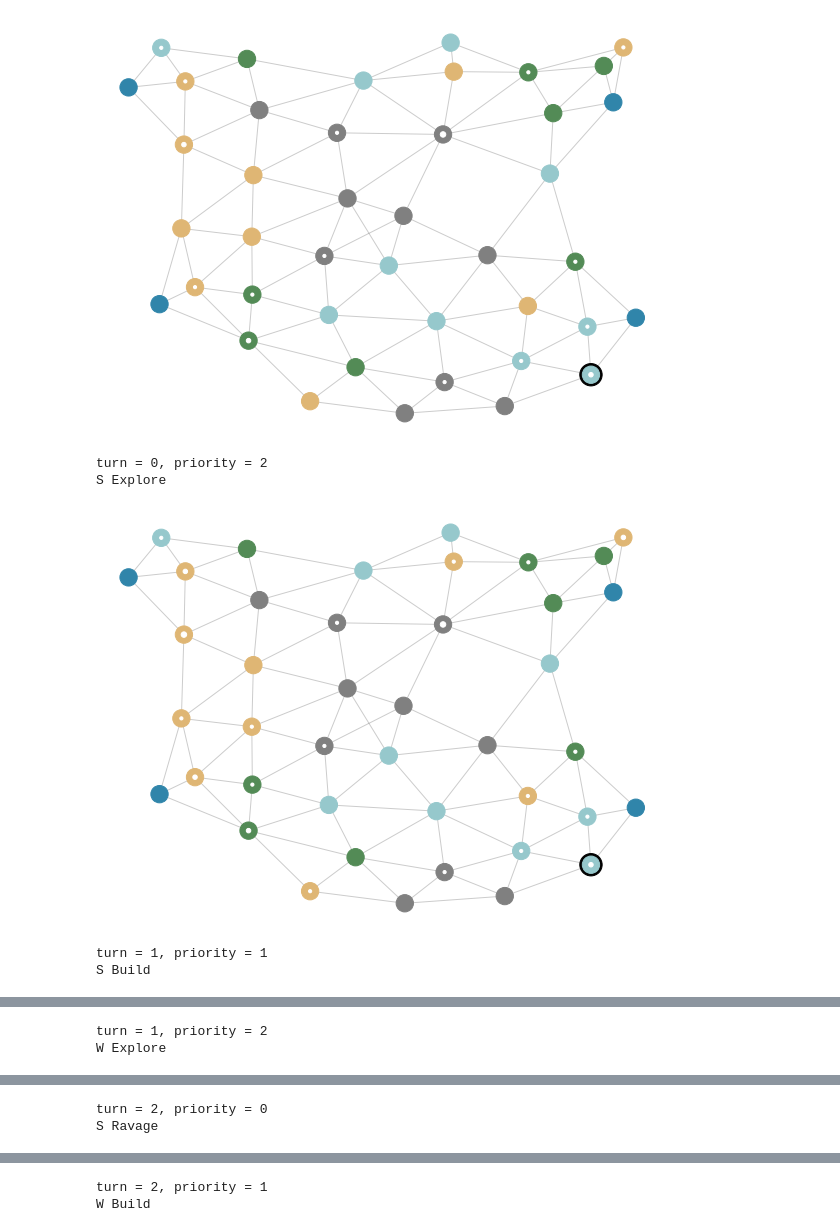
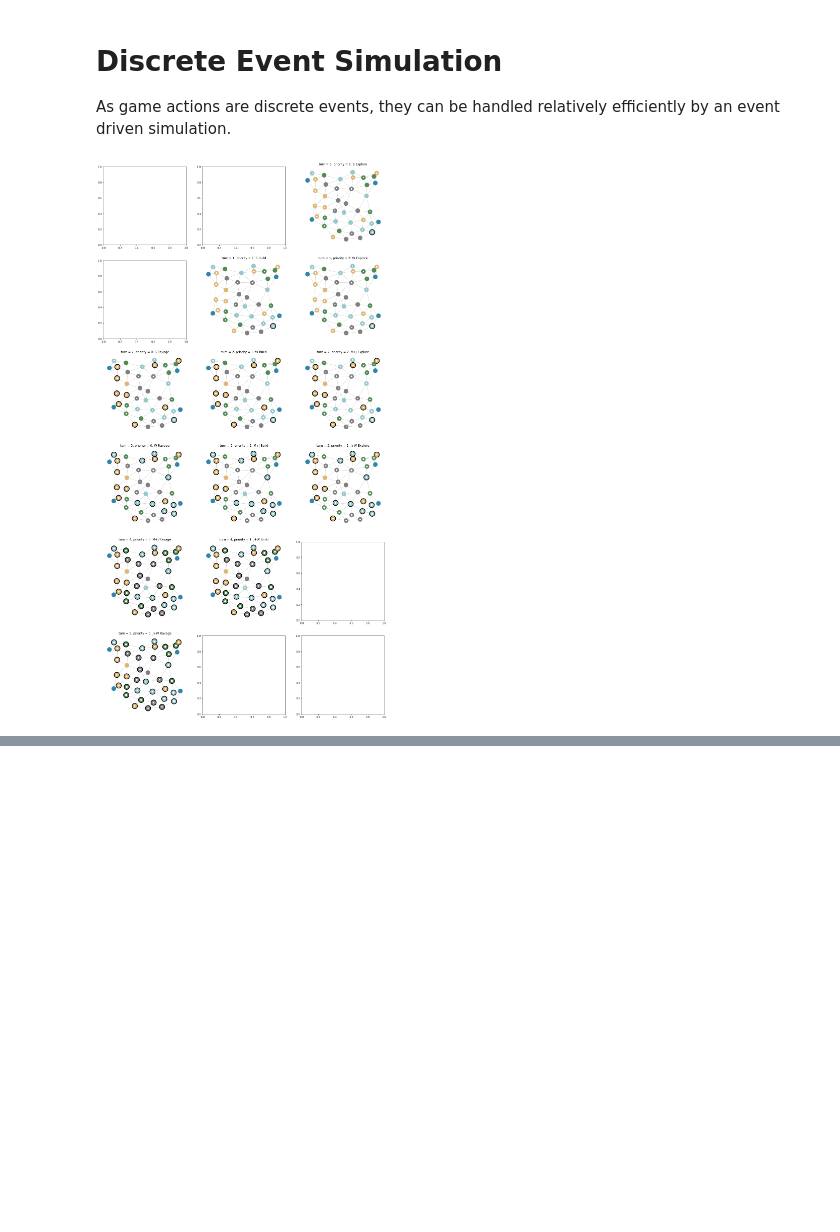
Before and after one commit to mitchellkwong/spirit-island, a Jupyter notebook: invader_simulation.ipynb, the cells around one changed output, grey strips where cells are left out. Saved outputs shown, nothing was run; the diff lists cells and outputs as text; code cells hidden in the pictures; blank space fills up the shorter version.

```diff
--- a/invader_simulation.ipynb
+++ b/invader_simulation.ipynb
@@ -0,0 +1,4 @@
+# %% [markdown]
+# Discrete Event Simulation
+
+As game actions are discrete events, they can be handled relatively efficiently by an event driven simulation.
@@ -1,32 +7,33 @@
 # %%
+from queue import PriorityQueue
+from matplotlib import pyplot as plt
 from components.actions.invader import Explore, Build, Ravage
-from components.states.board import thematic
-from queue import PriorityQueue
+from utils.boards import thematic
 
 # Set up invader deck and thematic map
 invader_deck = ['S', 'W', 'MJ', 'JW']
 playthrough = thematic.copy()
-print(playthrough)
+# print(playthrough)
 
 # Generate all events for the invader deck (lower number = higher priority)
 queue = PriorityQueue()
 for t, lands in enumerate(invader_deck):
     lands = list(lands)
     queue.put((t+0, 2, Explore(lands)))
     queue.put((t+1, 1, Build(lands)))
     queue.put((t+2, 0, Ravage(lands)))
 
+fig, axs = plt.subplots(nrows=len(invader_deck)+2, ncols=3, figsize=(20, 40))
+
 # Apply invader actions step by step
 while not queue.empty():
     turn, priority, action = queue.get()
     playthrough = playthrough.apply(action)
-    print(f'{turn = }, {priority = }')
-    print(action)
-    print(playthrough)
+    ax = axs[turn, priority]
+    ax.set_title(f'turn = {turn}, priority = {priority}: ' + str(action))
+    playthrough.draw(ax=ax)
+    ax.axis('off')
+
+# print(playthrough)
 # %% [output]
-[figure, old version]
+[figure, new version]
-turn = 0, priority = 2
-S Explore
-[figure, removed]
-turn = 1, priority = 1
-S Build
@@ -34,2 +39,0 @@ S Build
-turn = 1, priority = 2
-W Explore
@@ -37,2 +39,0 @@ W Explore
-turn = 2, priority = 0
-S Ravage
@@ -40,2 +39,0 @@ S Ravage
-turn = 2, priority = 1
-W Build
```
Also changed, not shown: parts of 2 cells of this notebook, 11 other files.
